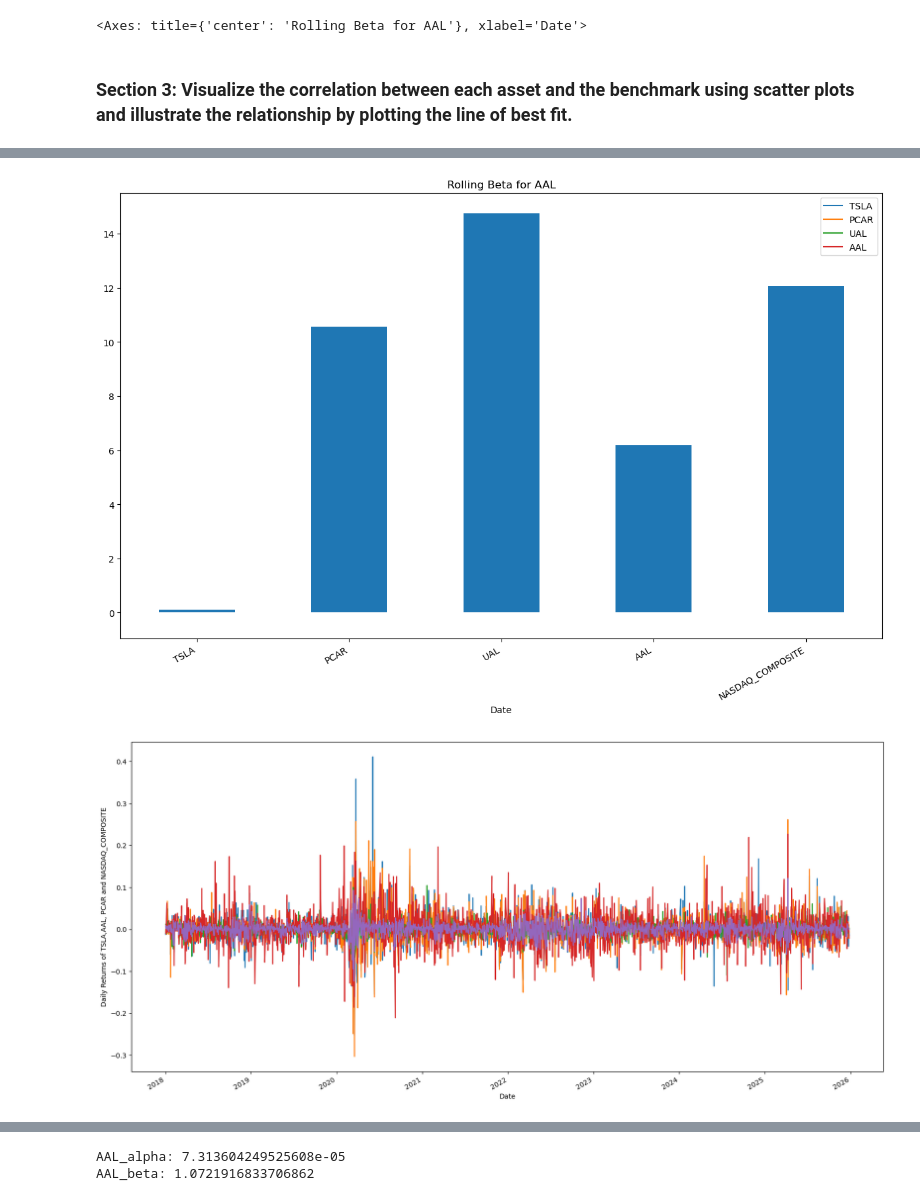
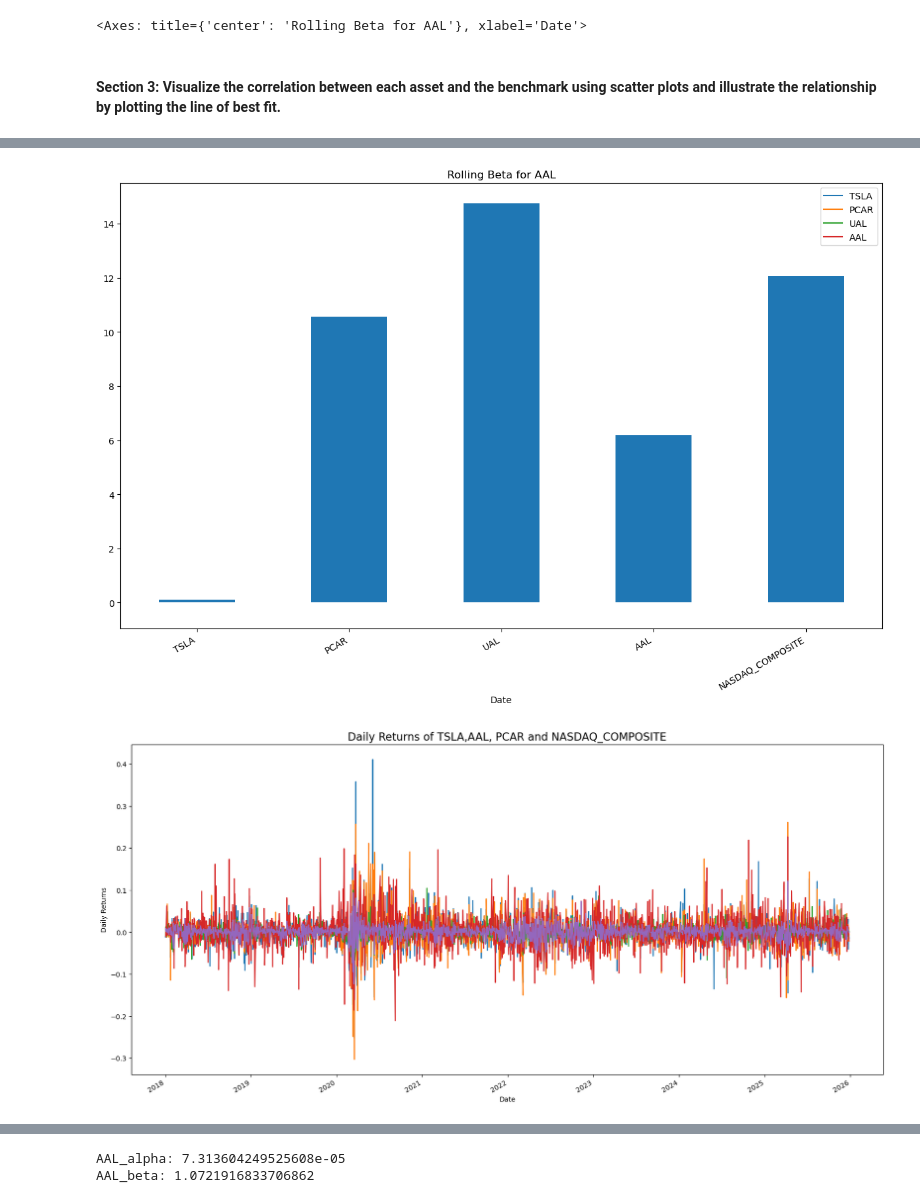
Before and after one commit to Whales01/FinTech_DataAnalysis_CodingProject, a Jupyter notebook: Risks_Returns.ipynb, the cells around one changed output, grey strips where cells are left out. Saved outputs shown, nothing was run; the diff lists cells and outputs as text; code cells hidden in the pictures.

```diff
--- a/Risks_Returns.ipynb
+++ b/Risks_Returns.ipynb
@@ -245,7 +245,7 @@ beta_AAL.plot(figsize = (15,10), title = "Rolling Beta for AAL")
 # %% [output]
 <Axes: title={'center': 'Rolling Beta for AAL'}, xlabel='Date'>
 # %% [markdown]
-### Section 3: Visualize the correlation between each asset and the benchmark using scatter plots and illustrate the relationship by plotting the line of best fit.
+#### Section 3: Visualize the correlation between each asset and the benchmark using scatter plots and illustrate the relationship by plotting the line of best fit.
 # %%
 plt.figure(figsize = (20,10))
 data_daily_returns.TSLA.plot()
@@ -253,7 +253,8 @@ data_daily_returns.AAL.plot()
 data_daily_returns.PCAR.plot()
 data_daily_returns.UAL.plot()
 data_daily_returns['NASDAQ_COMPOSITE'].plot()
-plt.ylabel('Daily Returns of TSLA,AAL, PCAR and NASDAQ_COMPOSITE')
+plt.title('Daily Returns of TSLA,AAL, PCAR and NASDAQ_COMPOSITE', fontsize=16)
+plt.ylabel('Daily Returns')
 plt.show()
 # %% [output]
 [figure]
@@ -262,7 +263,7 @@ plt.show()
 [figure]
 [figure]
 [figure]
-[figure, old version]
+[figure, new version]
 # %%
 X = data_daily_returns['NASDAQ_COMPOSITE'].values
 Y = data_daily_returns.TSLA.values
```
Also changed, not shown: parts of 23 cells of this notebook.
